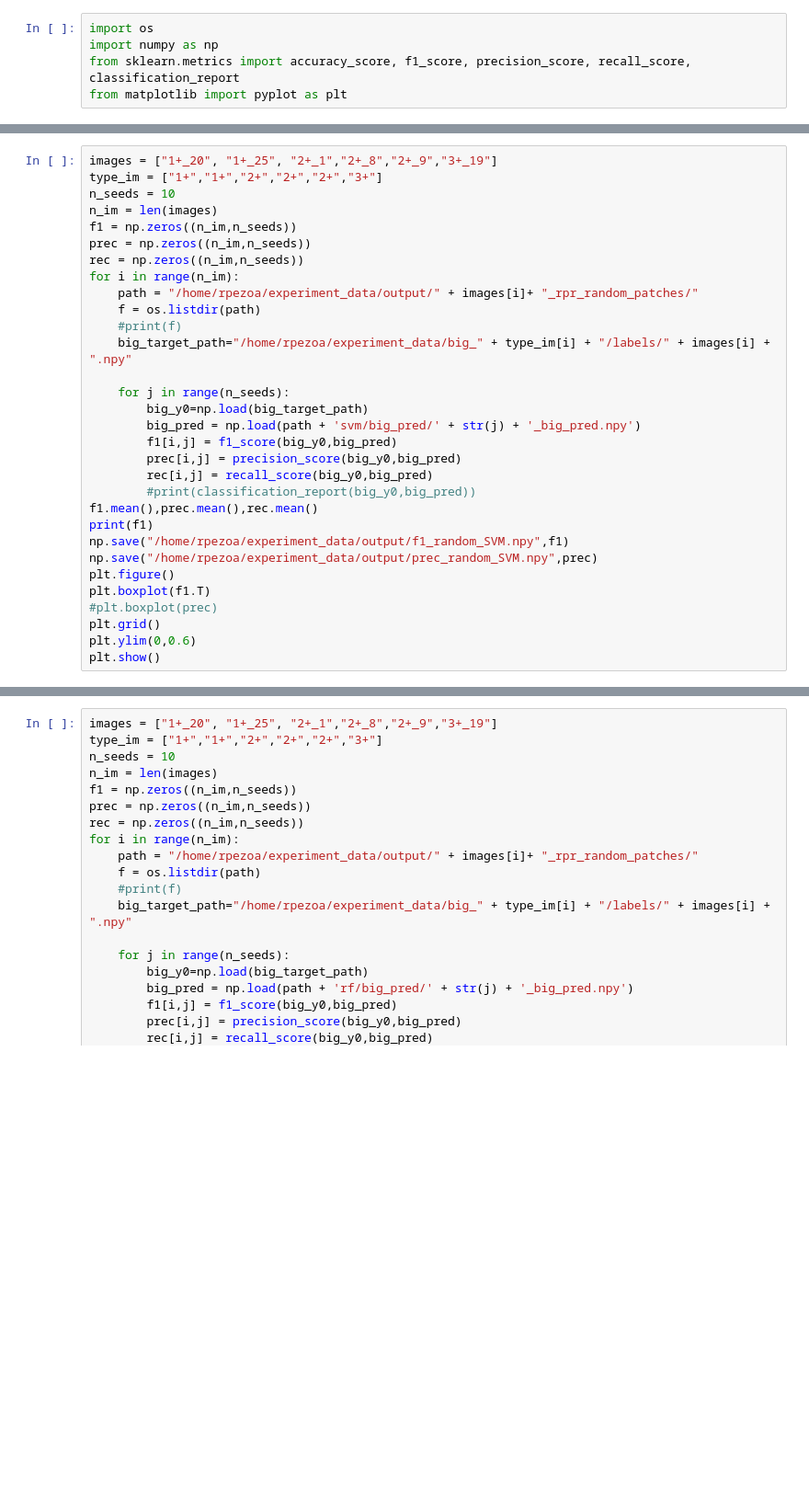
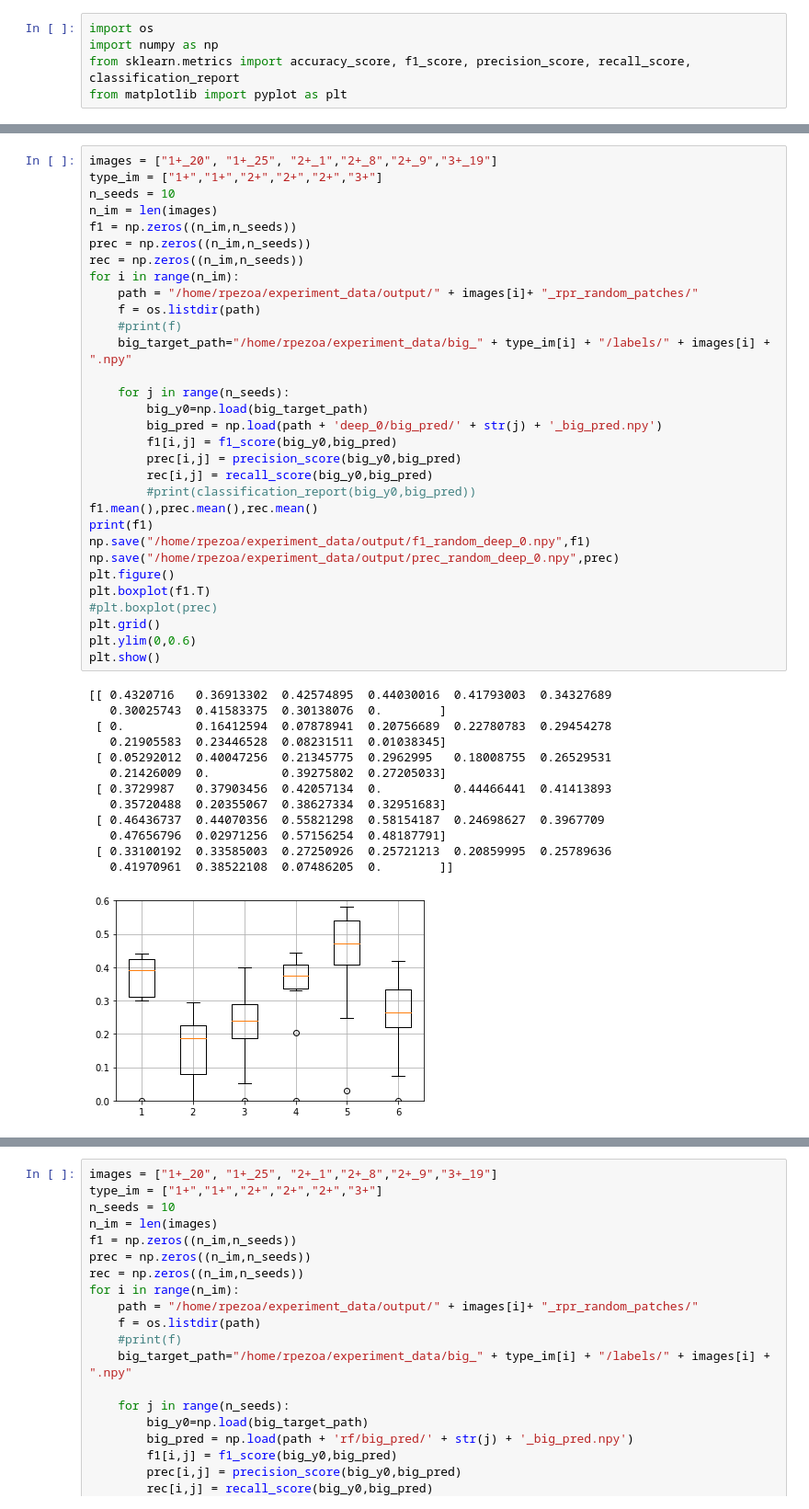
Before and after one commit to rpezoa/her2Segmentation, a Jupyter notebook: notebooks/random_patches.ipynb, the cells around one changed output, grey strips where cells are left out. Shown at 92% size. Drawn from its saved outputs; the diff is of its cells as text; blank space fills up the shorter version.

```diff
--- a/notebooks/random_patches.ipynb
+++ b/notebooks/random_patches.ipynb
@@ -8,31 +48,45 @@ from matplotlib import pyplot as plt
 # %%
 images = ["1+_20", "1+_25", "2+_1","2+_8","2+_9","3+_19"]
 type_im = ["1+","1+","2+","2+","2+","3+"]
 n_seeds = 10
 n_im = len(images)
 f1 = np.zeros((n_im,n_seeds))
 prec = np.zeros((n_im,n_seeds))
 rec = np.zeros((n_im,n_seeds))
 for i in range(n_im):
     path = "/home/rpezoa/experiment_data/output/" + images[i]+ "_rpr_random_patches/"
     f = os.listdir(path)
     #print(f)
     big_target_path="/home/rpezoa/experiment_data/big_" + type_im[i] + "/labels/" + images[i] + ".npy"
 
     for j in range(n_seeds):
         big_y0=np.load(big_target_path)
-        big_pred = np.load(path + 'svm/big_pred/' + str(j) + '_big_pred.npy')
+        big_pred = np.load(path + 'deep_0/big_pred/' + str(j) + '_big_pred.npy')
         f1[i,j] = f1_score(big_y0,big_pred)
         prec[i,j] = precision_score(big_y0,big_pred)
         rec[i,j] = recall_score(big_y0,big_pred)
         #print(classification_report(big_y0,big_pred))
 f1.mean(),prec.mean(),rec.mean()
 print(f1)
-np.save("/home/rpezoa/experiment_data/output/f1_random_SVM.npy",f1)
-np.save("/home/rpezoa/experiment_data/output/prec_random_SVM.npy",prec)
+np.save("/home/rpezoa/experiment_data/output/f1_random_deep_0.npy",f1)
+np.save("/home/rpezoa/experiment_data/output/prec_random_deep_0.npy",prec)
 plt.figure()
 plt.boxplot(f1.T)
 #plt.boxplot(prec)
 plt.grid()
 plt.ylim(0,0.6)
 plt.show()
+# %% [output]
+[[ 0.4320716   0.36913302  0.42574895  0.44030016  0.41793003  0.34327689
+   0.30025743  0.41583375  0.30138076  0.        ]
+ [ 0.          0.16412594  0.07878941  0.20756689  0.22780783  0.29454278
+   0.21905583  0.23446528  0.08231511  0.01038345]
+ [ 0.05292012  0.40047256  0.21345775  0.2962995   0.18008755  0.26529531
+   0.21426009  0.          0.39275802  0.27205033]
+ [ 0.3729987   0.37903456  0.42057134  0.          0.44466441  0.41413893
+   0.35720488  0.20355067  0.38627334  0.32951683]
+ [ 0.46436737  0.44070356  0.55821298  0.58154187  0.24698627  0.3967709
+   0.47656796  0.02971256  0.57156254  0.48187791]
+ [ 0.33100192  0.33585003  0.27250926  0.25721213  0.20859995  0.25789636
+   0.41970961  0.38522108  0.07486205  0.        ]]
+[figure, added]
```
Also changed, not shown: parts of 6 cells of this notebook, 1 other file.
